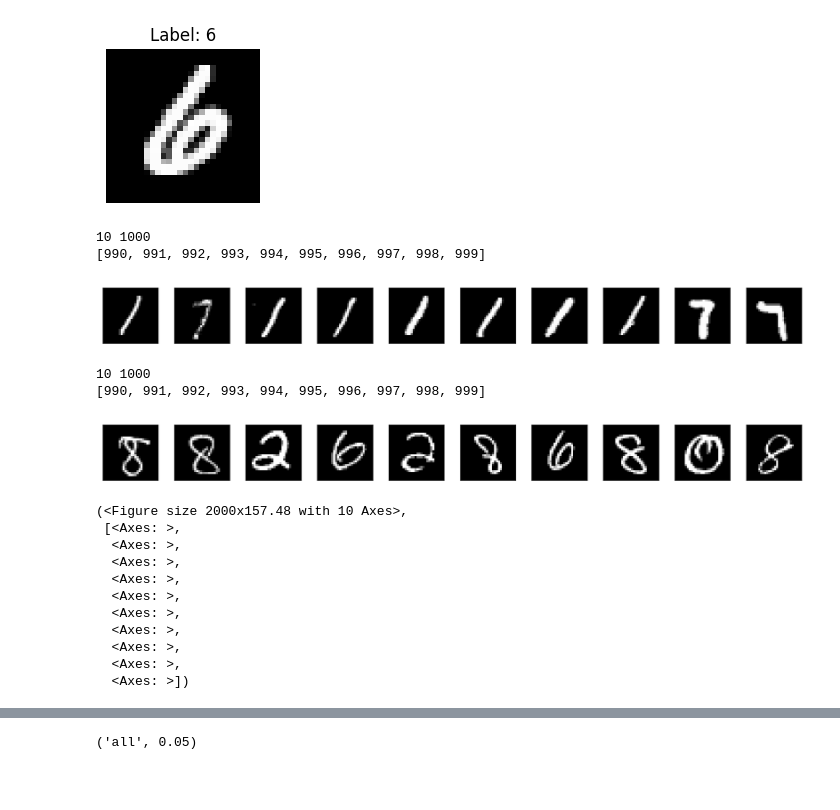
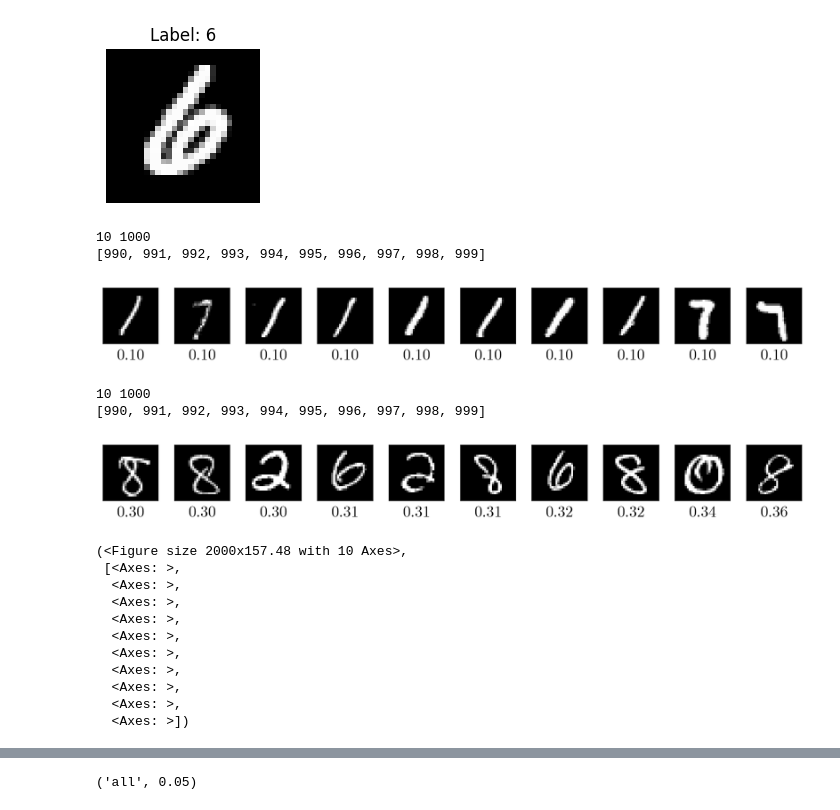
Before and after one commit to nishant-ingle/backdoors, a Jupyter notebook: noise-intensity-conv2d.ipynb, the cells around one changed output, grey strips where cells are left out. Cells and saved outputs as stored; diff of their text form; code cells hidden in the pictures; blank space fills up the shorter version.

Commit message:
Kaggle Notebook | noise intensity conv2d | Version 15

```diff
--- a/noise-intensity-conv2d.ipynb
+++ b/noise-intensity-conv2d.ipynb
@@ -1450,41 +1442,45 @@ def save_n_xsr_images_one_row(
                 fontproperties=fontprops,
                 clip_on=False,
             )
 
         for spine in ax.spines.values():
             spine.set_linewidth(1)
 
     fig.savefig(out_pdf, bbox_inches="tight")
     if show:
         plt.show()
     if close:
         plt.close(fig)
 
     return fig, axes
 
 
 save_n_xsr_images_one_row(
     XSRAwareDataset(lowimgs, lowlbls, lowscores),
     "mnist_low_quality_dataset.pdf",
     n=10,
-    annotate="",
-    start=len(lowimgs) - 10 #because we have 900 1s at the start
+    annotate="xsr",
+    start=len(lowimgs) - 10, #because we have 900 1s at the start
+    font_size=16,
+    font_path="/kaggle/working/latexfont.otf"
 )
 
 save_n_xsr_images_one_row(
     XSRAwareDataset(highimgs, highlbls, highscores),
     "mnist_high_quality_dataset.pdf",
     n=10,
-    annotate="",
-    start=len(highimgs) - 10
+    annotate="xsr",
+    start=len(highimgs) - 10,
+    font_size=16,
+    font_path="/kaggle/working/latexfont.otf"
 )
 # %% [output]
 10 1000
 [990, 991, 992, 993, 994, 995, 996, 997, 998, 999]
-[figure, old version]
+[figure, new version]
 10 1000
 [990, 991, 992, 993, 994, 995, 996, 997, 998, 999]
-[figure, old version]
+[figure, new version]
 (<Figure size 2000x157.48 with 10 Axes>,
  [<Axes: >,
   <Axes: >,
```
Also changed, not shown: parts of 7 cells of this notebook.
